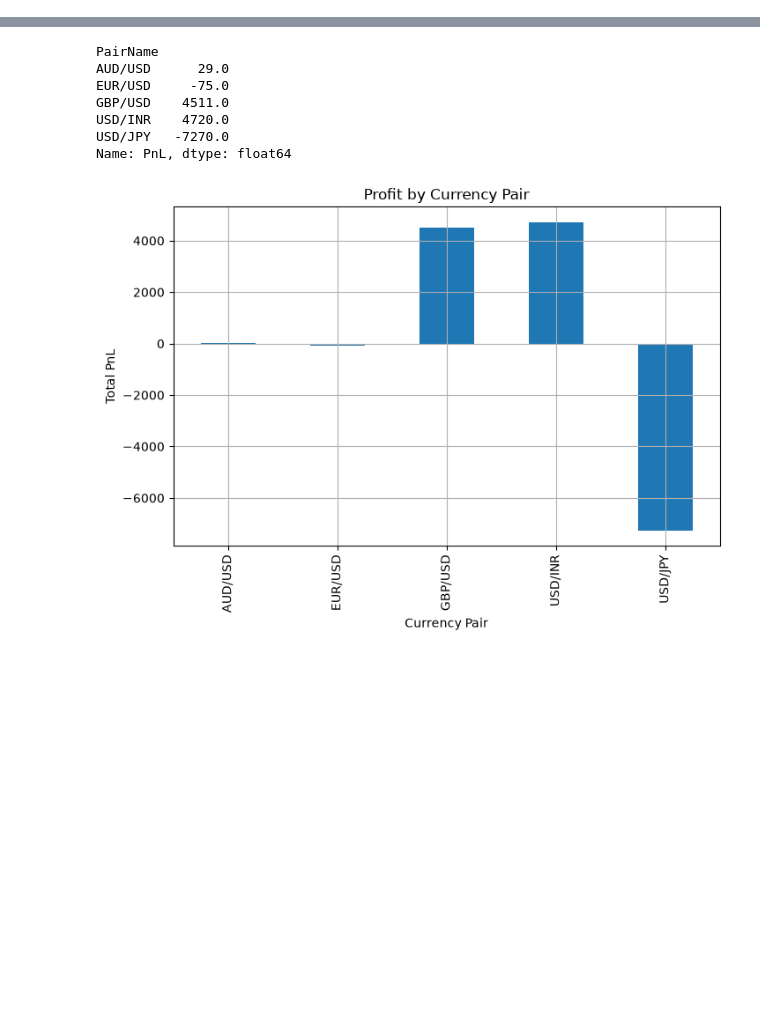
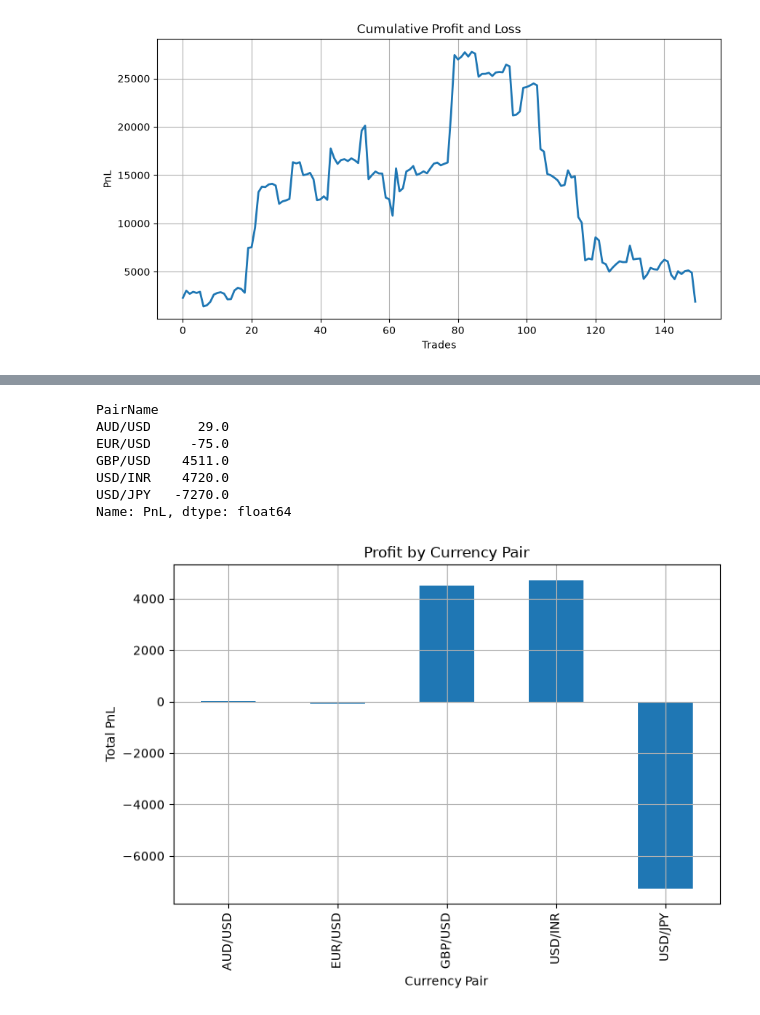
Before and after one commit to ZethetaIntern/Project_1C_Forex_AI_Agent3, a Jupyter notebook: notebooks/08_Performance_Attribution.ipynb, the cells around one changed output, grey strips where cells are left out. Drawn from its saved outputs; the diff is of its cells as text; code cells hidden in the pictures; blank space fills up the shorter version.

```diff
--- a/notebooks/08_Performance_Attribution.ipynb
+++ b/notebooks/08_Performance_Attribution.ipynb
@@ -1,3 +38,23 @@
+# %%
+trade = trade.copy()
+
+trade["Cumulative_PnL"] = trade["PnL"].cumsum()
+
+plt.figure(figsize=(10,5))
+
+plt.plot(trade["Cumulative_PnL"], linewidth=2)
+
+plt.title("Cumulative Profit and Loss")
+
+plt.xlabel("Trades")
+
+plt.ylabel("PnL")
+
+plt.grid(True)
+
+plt.show()
+# %% [output]
+[figure, added]
 # %%
 import pandas as pd
 import matplotlib.pyplot as plt
```
Also changed, not shown: parts of 1 cell of this notebook.
